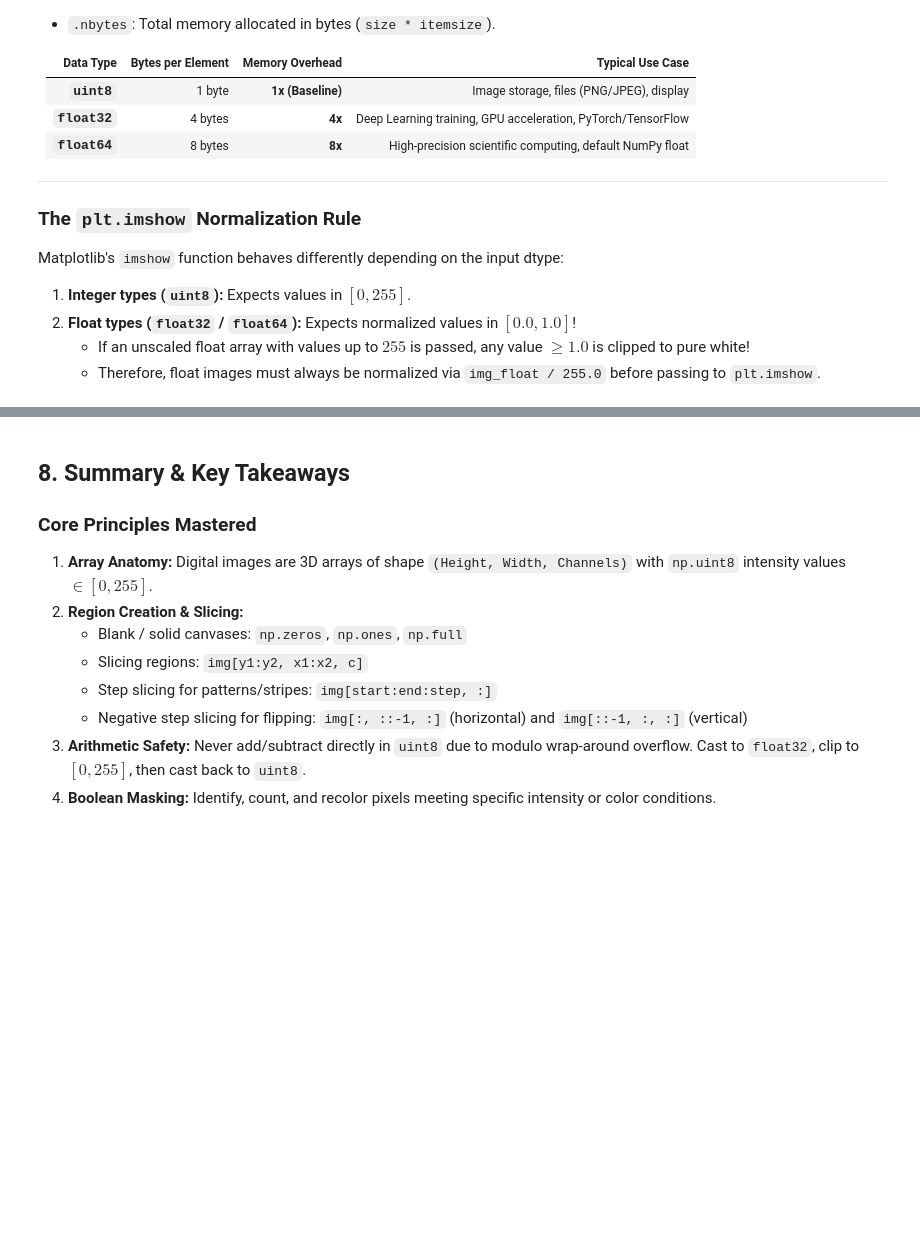
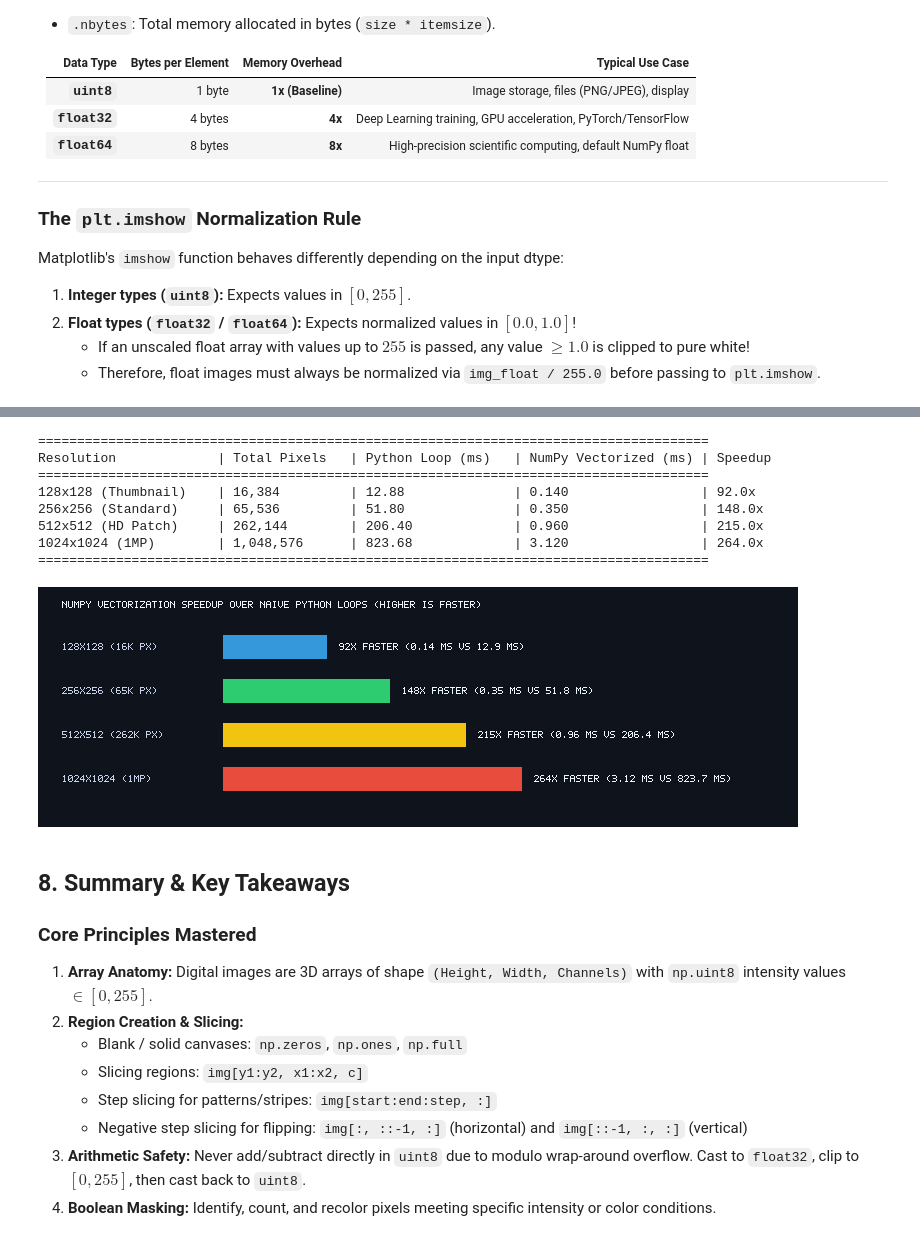
Before and after one commit to di0206-innovator/Synthetic-Image-Generation, a Jupyter notebook: ImageGenerator.ipynb, the cells around one changed output, grey strips where cells are left out. Saved outputs shown, nothing was run; the diff lists cells and outputs as text; code cells hidden in the pictures; blank space fills up the shorter version.

```diff
--- a/ImageGenerator.ipynb
+++ b/ImageGenerator.ipynb
@@ -571,3 +531,18 @@ Successfully processed Sample_128x128.png with NumPy!
+# %%
+from synthimg import run_vectorization_benchmark
+bench_results = run_vectorization_benchmark()
+for b in bench_results:
+    print(f"{b['resolution']:<22} | {b['pixels']:<14,} | {b['python_ms']:<18.2f} | {b['numpy_ms']:<21.3f} | {b['speedup']:.1f}x")
+# %% [output]
+======================================================================================
+Resolution             | Total Pixels   | Python Loop (ms)   | NumPy Vectorized (ms) | Speedup
+======================================================================================
+128x128 (Thumbnail)    | 16,384         | 12.88              | 0.140                 | 92.0x
+256x256 (Standard)     | 65,536         | 51.80              | 0.350                 | 148.0x
+512x512 (HD Patch)     | 262,144        | 206.40             | 0.960                 | 215.0x
+1024x1024 (1MP)        | 1,048,576      | 823.68             | 3.120                 | 264.0x
+======================================================================================
+[figure, added]
 # %% [markdown]
 ## 8. Summary & Key Takeaways
 
```
Also changed, not shown: parts of 14 cells of this notebook, 17 other files.
